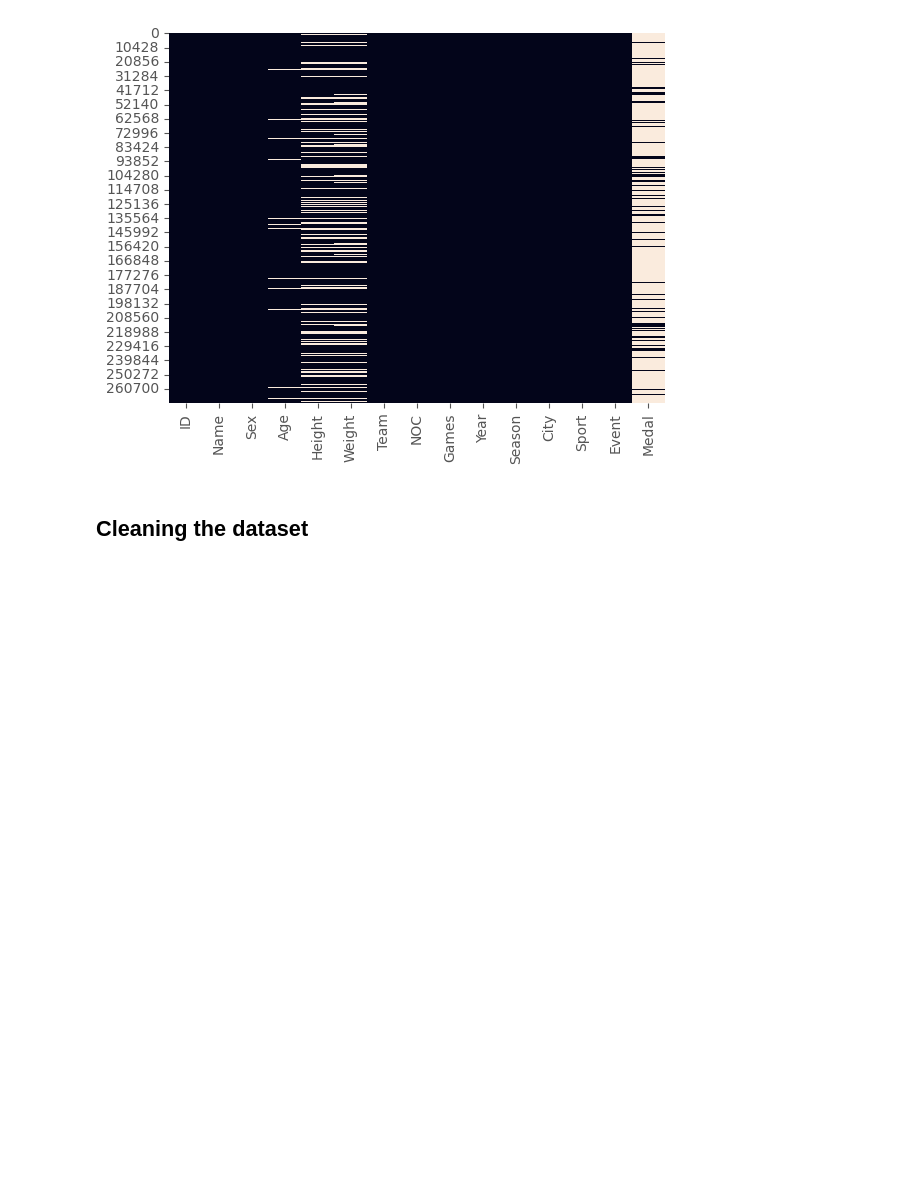
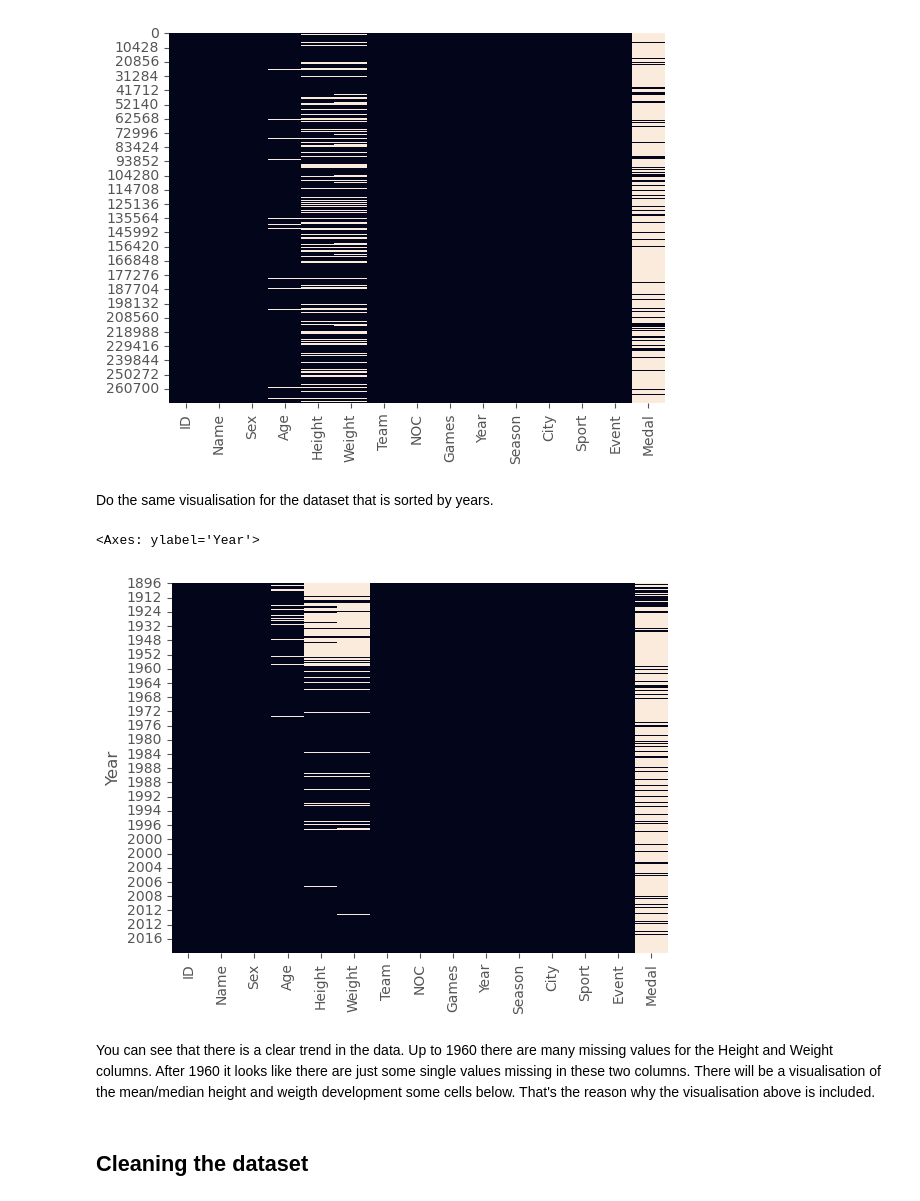
Before and after one commit to njuliann/athlete_events, a Jupyter notebook: tidy_athletes.ipynb, the cells around one changed output. Drawn from its saved outputs; the diff is of its cells as text; code cells hidden in the pictures; blank space fills up the shorter version.

Commit message:
dealt with enormous amounts of missing data in the early years

```diff
--- a/tidy_athletes.ipynb
+++ b/tidy_athletes.ipynb
@@ -16,3 +18,4 @@ plt.style.use('ggplot')
 ### Importing the dataset from github repository
 # %%
 df = pd.read_csv("https://raw.githubusercontent.com/njuliann/athlete_events/refs/heads/main/athlete_events.csv")
+df_to_sort_by_year = df.copy()
@@ -19,3 +26,5 @@ df = pd.read_csv("https://raw.githubusercontent.com/njuliann/athlete_events/refs
+# %%
+df_to_sort_by_year.sort_values(by='Year', inplace=True)
 # %% [markdown]
 Checking the shape of the dataset to see whether the import has worked successfully
 # %%
@@ -124,6 +133,16 @@ sns.heatmap(df.isnull(), cbar = False)
 # %% [output]
 <Axes: >
 [figure]
+# %% [markdown]
+Do the same visualisation for the dataset that is sorted by years.
+# %%
+df_to_sort_by_year.index = df_to_sort_by_year['Year']
+sns.heatmap(df_to_sort_by_year.isnull(), cbar = False)
+# %% [output]
+<Axes: ylabel='Year'>
+[figure, added]
+# %% [markdown]
+You can see that there is a clear trend in the data. Up to 1960 there are many missing values for the Height and Weight columns. After 1960 it looks like there are just some single values missing in these two columns. There will be a visualisation of the mean/median height and weigth development some cells below. That's the reason why the visualisation above is included.
 # %% [markdown]
 ## Cleaning the dataset
 # %% [markdown]
```
Also changed, not shown: parts of 15 cells of this notebook.
